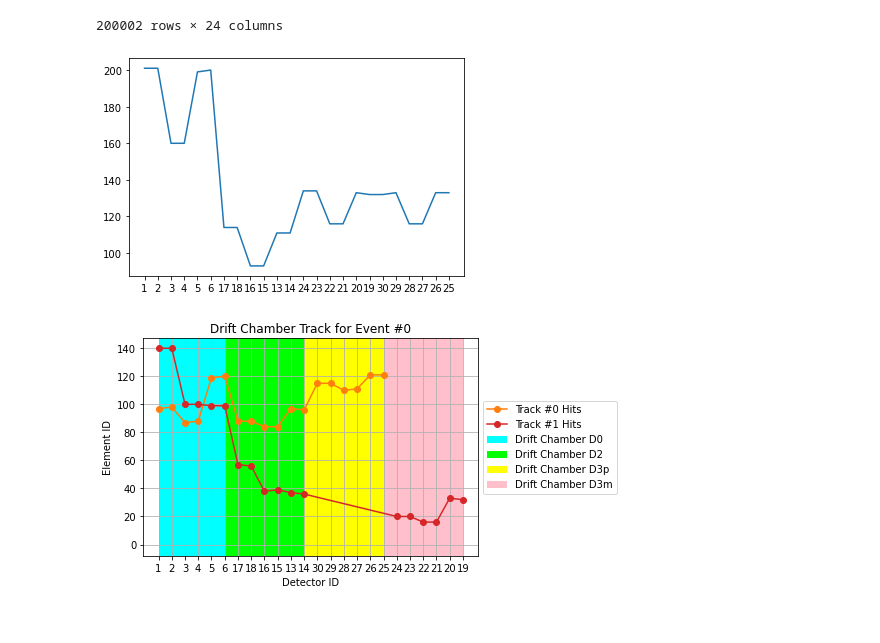
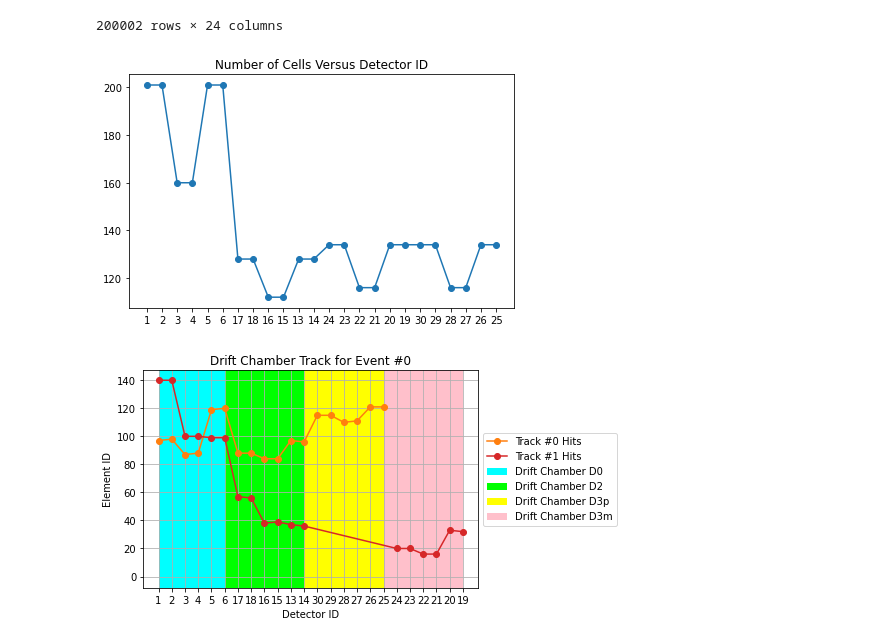
Before and after one commit to extraction-tools/ANN, a Jupyter notebook: Mohit/DrellYan_2021_June22/HitMatrix.ipynb, the cells around one changed output. Saved outputs shown, nothing was run; the diff lists cells and outputs as text; code cells hidden in the pictures.

```diff
--- a/Mohit/DrellYan_2021_June22/HitMatrix.ipynb
+++ b/Mohit/DrellYan_2021_June22/HitMatrix.ipynb
@@ -189,4 +187,6 @@ ak_arrays.to_csv("Drift_Chamber_hits.csv")
 # %%
-plt.plot(list(map(str, ak_arrays.columns)), ak_arrays.max());
+plt.plot([str(i) for i in combined_total.keys()], [i[2] for i in combined_total.values()], marker='o');
+plt.title('Number of Cells Versus Detector ID');
+plt.tight_layout();
 # %% [output]
-[figure, old version]
+[figure, new version]
```
Also changed, not shown: parts of 6 cells of this notebook, 6 other files.
